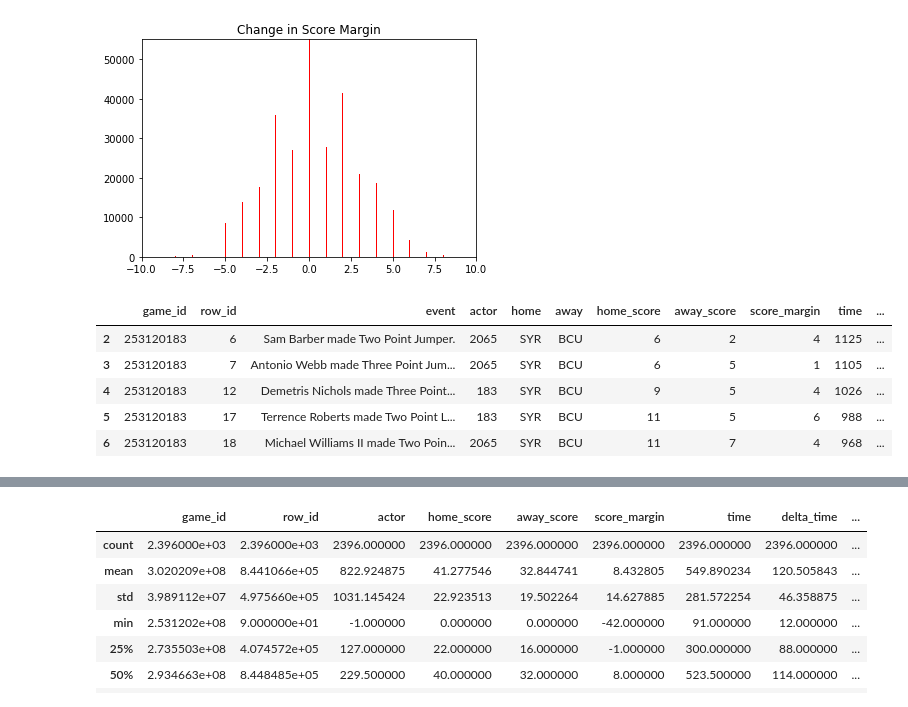
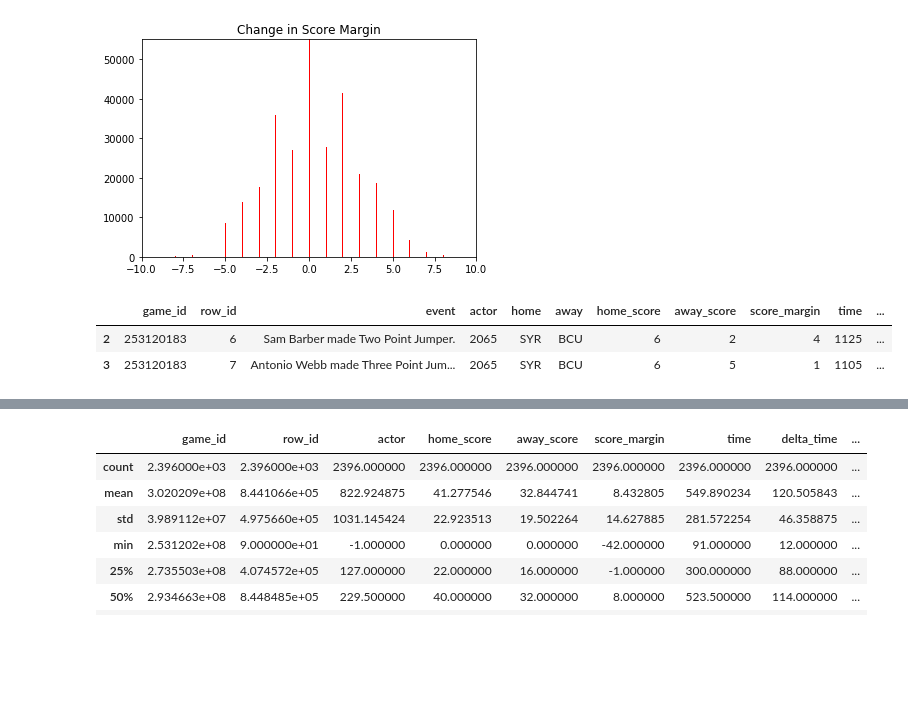
Before and after one commit to mattfred10/Timeout-Analyzer, a Jupyter notebook: Run Analyzer.ipynb, the cells around one changed output, grey strips where cells are left out. Saved outputs shown, nothing was run; the diff lists cells and outputs as text; code cells hidden in the pictures; blank space fills up the shorter version.

```diff
--- a/Run Analyzer.ipynb
+++ b/Run Analyzer.ipynb
@@ -312,14 +337,11 @@ plt.show()
 #result.to_csv('run_calculation_diff2.csv', encoding='utf-8')
 #result = pd.read_csv('run_calculation_diff3.csv', header = 0)
 # %%
-result.head()
+result.head(2)
 # %% [output]
 |  | game_id | row_id | event | actor | home | away | home_score | away_score | score_margin | time | ... |
 | 2 | 253120183 | 6 | Sam Barber made Two Point Jumper. | 2065 | SYR | BCU | 6 | 2 | 4 | 1125 | ... |
 | 3 | 253120183 | 7 | Antonio Webb made Three Point Jum... | 2065 | SYR | BCU | 6 | 5 | 1 | 1105 | ... |
-| 4 | 253120183 | 12 | Demetris Nichols made Three Point... | 183 | SYR | BCU | 9 | 5 | 4 | 1026 | ... |
-| 5 | 253120183 | 17 | Terrence Roberts made Two Point L... | 183 | SYR | BCU | 11 | 5 | 6 | 988 | ... |
-| 6 | 253120183 | 18 | Michael Williams II made Two Poin... | 2065 | SYR | BCU | 11 | 7 | 4 | 968 | ... |
 # %%
 # Now, we collect the situations that qualify as runs based on our previous discussion.
 runs = result.loc[(result.delta_score_margin > 6) | (result.delta_score_margin < -6)]
```
Also changed, not shown: parts of 22 cells of this notebook, 1 other file.
